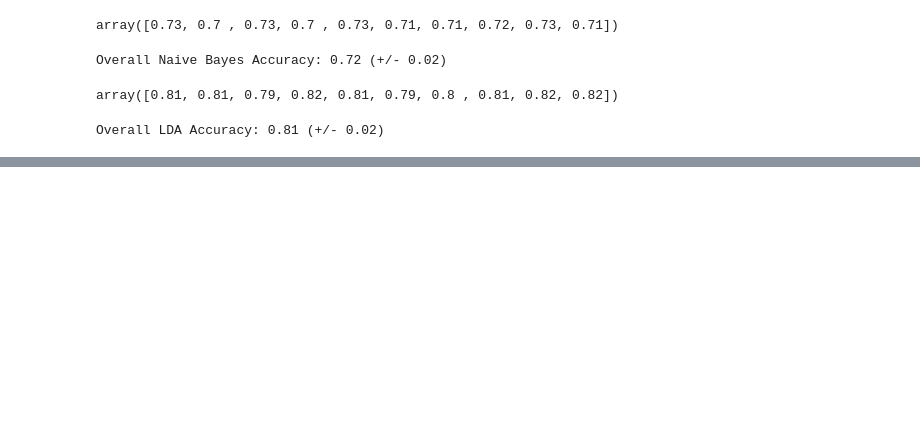
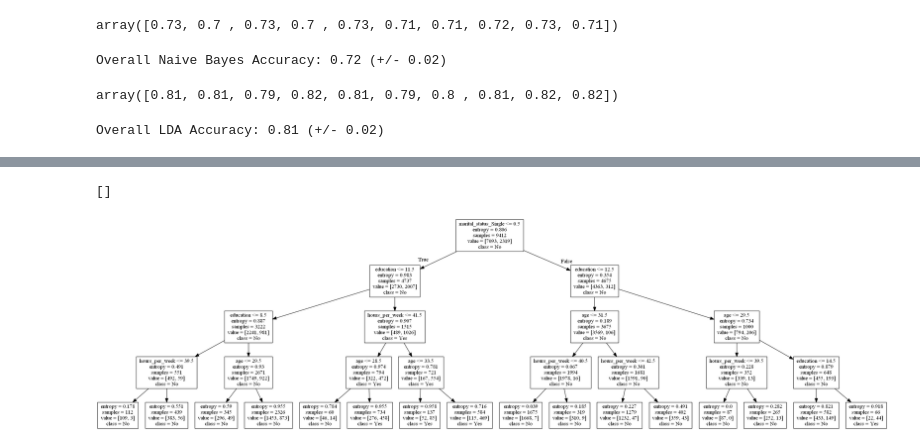
Before and after one commit to MickeyGeorge/dsc478, a Jupyter notebook: Assignment2/MichaelJanke_Assignment2.ipynb, the cells around one changed output, grey strips where cells are left out. Saved outputs shown, nothing was run; the diff lists cells and outputs as text; code cells hidden in the pictures; blank space fills up the shorter version.

```diff
--- a/Assignment2/MichaelJanke_Assignment2.ipynb
+++ b/Assignment2/MichaelJanke_Assignment2.ipynb
@@ -1372,0 +1357,9 @@ ImportError: No module named graphviz
+# %%
+system(dot -Tpng tree.dot -o dtree.png)
+# %% [output]
+[]
+# %%
+from IPython.display import Image
+Image(filename='dtree.png', width=800)
+# %% [output]
+[figure, added]
```
Also changed, not shown: parts of 9 cells of this notebook, 2 other files.
